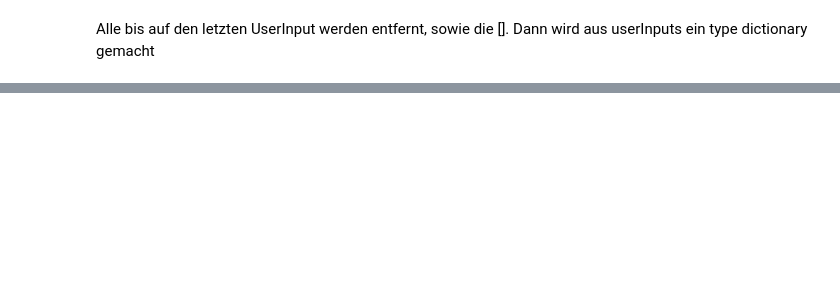
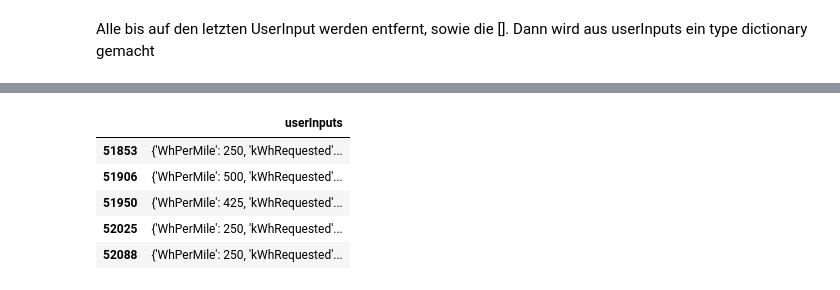
Before and after one commit to Sithkiller3000/AA2024, a Jupyter notebook: dataPreparation.ipynb, the cells around one changed output, grey strips where cells are left out. Drawn from its saved outputs; the diff is of its cells as text; code cells hidden in the pictures; blank space fills up the shorter version.

```diff
--- a/dataPreparation.ipynb
+++ b/dataPreparation.ipynb
@@ -303,0 +311,9 @@ memory usage: 3.0+ MB
+# %%
+inputs.head()
+# %% [output]
+|  | userInputs |
+| 51853 | {'WhPerMile': 250, 'kWhRequested'... |
+| 51906 | {'WhPerMile': 500, 'kWhRequested'... |
+| 51950 | {'WhPerMile': 425, 'kWhRequested'... |
+| 52025 | {'WhPerMile': 250, 'kWhRequested'... |
+| 52088 | {'WhPerMile': 250, 'kWhRequested'... |
```
Also changed, not shown: parts of 15 cells of this notebook, 1 other file.
